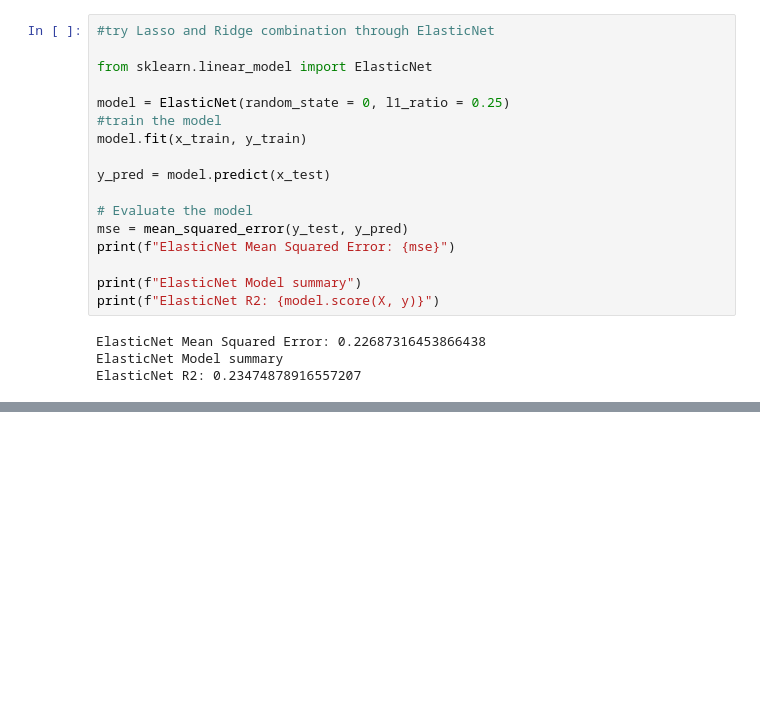
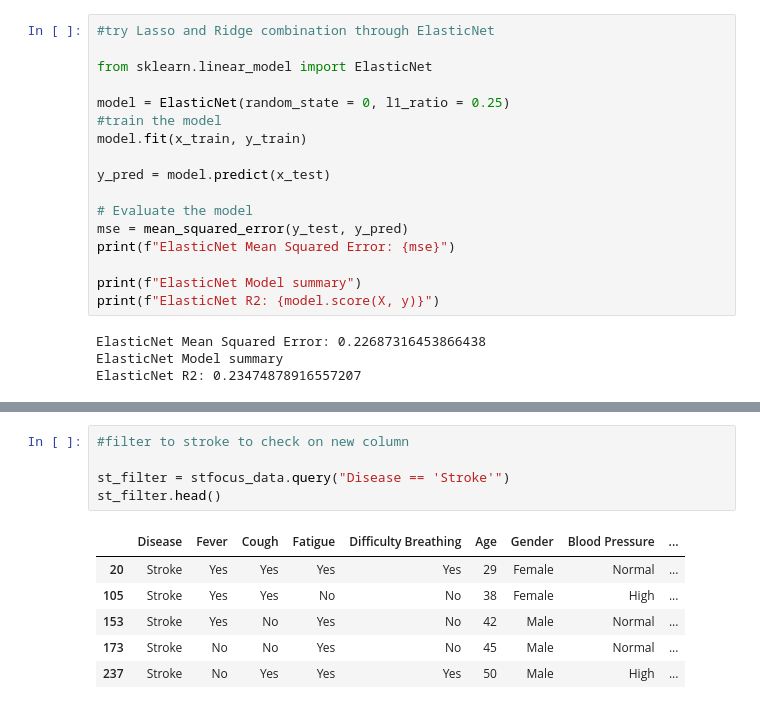
Before and after one commit to aminteer/ucbintroslsupervisedlearningfinal, a Jupyter notebook: healthdatanalysis.ipynb, the cells around one changed output, grey strips where cells are left out. Drawn from its saved outputs; the diff is of its cells as text; blank space fills up the shorter version.

```diff
--- a/healthdatanalysis.ipynb
+++ b/healthdatanalysis.ipynb
@@ -310,0 +406,12 @@ ElasticNet R2: 0.23474878916557207
+# %%
+#filter to stroke to check on new column
+
+st_filter = stfocus_data.query("Disease == 'Stroke'")
+st_filter.head()
+# %% [output]
+|  | Disease | Fever | Cough | Fatigue | Difficulty Breathing | Age | Gender | Blood Pressure | ... |
+| 20 | Stroke | Yes | Yes | Yes | Yes | 29 | Female | Normal | ... |
+| 105 | Stroke | Yes | Yes | No | No | 38 | Female | High | ... |
+| 153 | Stroke | Yes | No | Yes | No | 42 | Male | Normal | ... |
+| 173 | Stroke | No | No | Yes | No | 45 | Male | Normal | ... |
+| 237 | Stroke | No | Yes | Yes | Yes | 50 | Male | High | ... |
```
Also changed, not shown: parts of 17 cells of this notebook, 1 other file.
